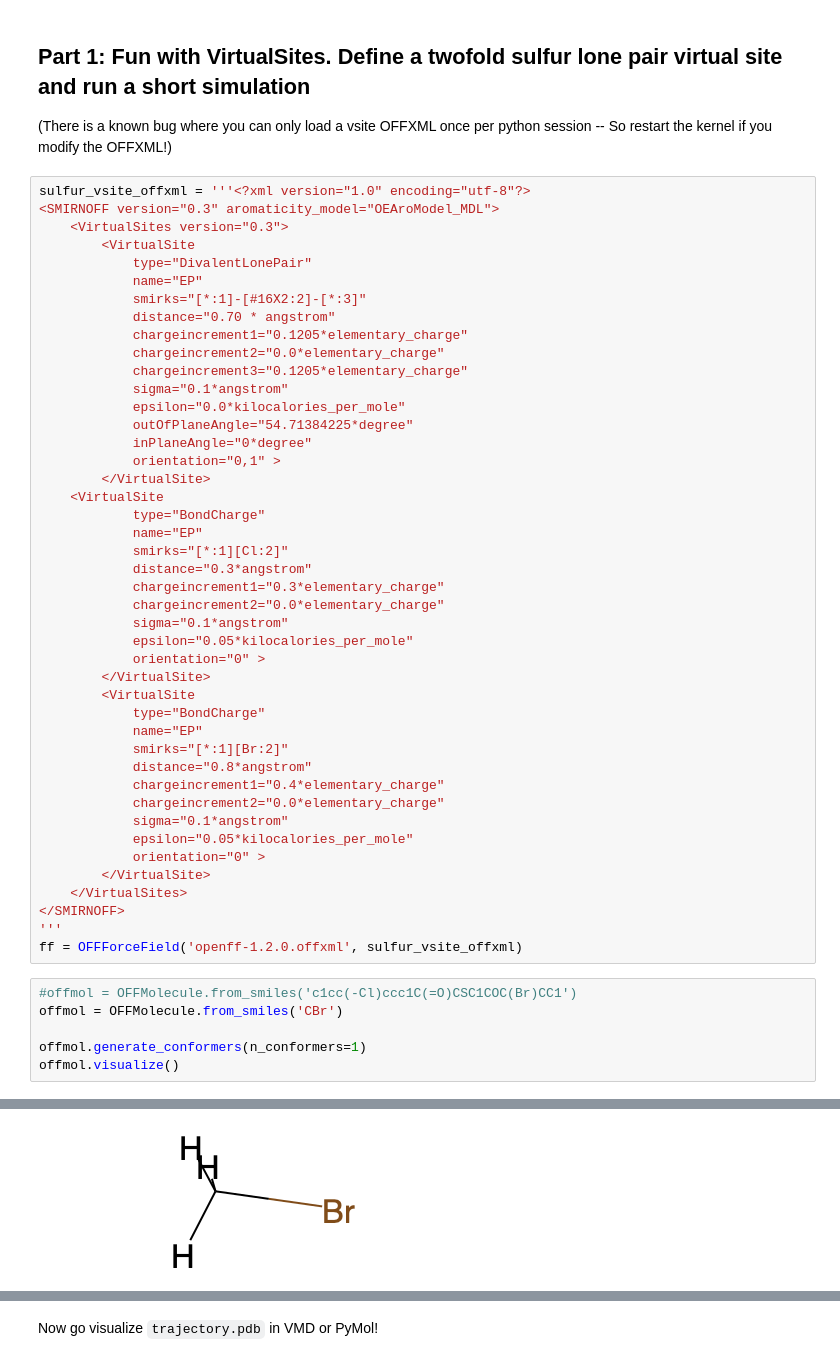
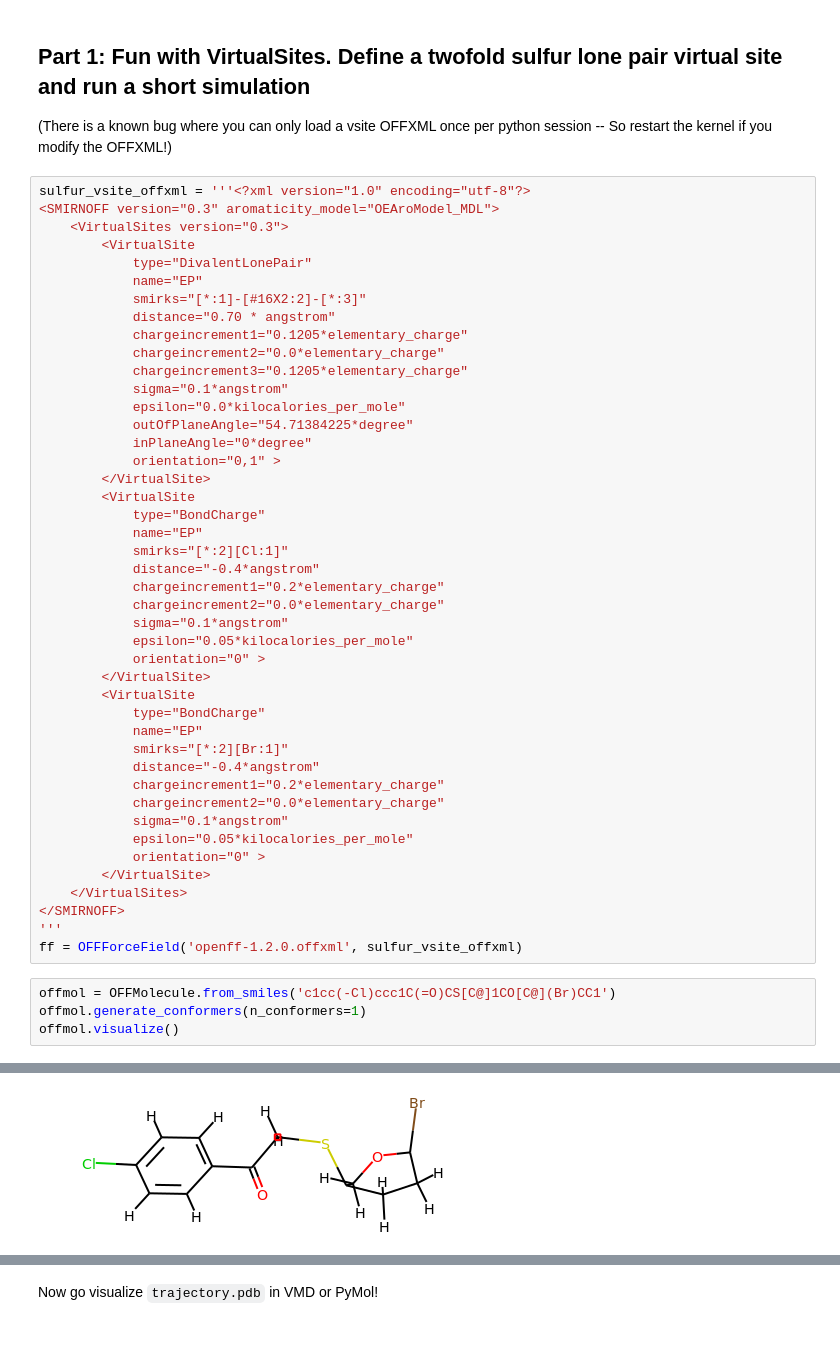
Before and after one commit to openforcefield/openff-toolkit, a Jupyter notebook: examples/virtual_sites/vsite_showcase.ipynb, the cells around one changed output, grey strips where cells are left out. Cells and saved outputs as stored; diff of their text form.

```diff
--- a/examples/virtual_sites/vsite_showcase.ipynb
+++ b/examples/virtual_sites/vsite_showcase.ipynb
@@ -29,36 +30,34 @@ sulfur_vsite_offxml = '''<?xml version="1.0" encoding="utf-8"?>
             inPlaneAngle="0*degree"
             orientation="0,1" >
         </VirtualSite>
-    <VirtualSite
-			type="BondCharge"
-			name="EP"
-			smirks="[*:1][Cl:2]"
-			distance="0.3*angstrom"
-			chargeincrement1="0.3*elementary_charge"
-			chargeincrement2="0.0*elementary_charge"
-			sigma="0.1*angstrom"
-			epsilon="0.05*kilocalories_per_mole"
-			orientation="0" >
-		</VirtualSite>
-    	<VirtualSite
-			type="BondCharge"
-			name="EP"
-			smirks="[*:1][Br:2]"
-			distance="0.8*angstrom"
-			chargeincrement1="0.4*elementary_charge"
-			chargeincrement2="0.0*elementary_charge"
-			sigma="0.1*angstrom"
-			epsilon="0.05*kilocalories_per_mole"
-			orientation="0" >
-		</VirtualSite>
+        <VirtualSite
+            type="BondCharge"
+            name="EP"
+            smirks="[*:2][Cl:1]"
+            distance="-0.4*angstrom"
+            chargeincrement1="0.2*elementary_charge"
+            chargeincrement2="0.0*elementary_charge"
+            sigma="0.1*angstrom"
+            epsilon="0.05*kilocalories_per_mole"
+            orientation="0" >
+        </VirtualSite>
+        <VirtualSite
+            type="BondCharge"
+            name="EP"
+            smirks="[*:2][Br:1]"
+            distance="-0.4*angstrom"
+            chargeincrement1="0.2*elementary_charge"
+            chargeincrement2="0.0*elementary_charge"
+            sigma="0.1*angstrom"
+            epsilon="0.05*kilocalories_per_mole"
+            orientation="0" >
+        </VirtualSite>
     </VirtualSites>
 </SMIRNOFF>
 '''
 ff = OFFForceField('openff-1.2.0.offxml', sulfur_vsite_offxml)
 # %%
-#offmol = OFFMolecule.from_smiles('c1cc(-Cl)ccc1C(=O)CSC1COC(Br)CC1')
-offmol = OFFMolecule.from_smiles('CBr')
-
+offmol = OFFMolecule.from_smiles('c1cc(-Cl)ccc1C(=O)CS[C@]1CO[C@](Br)CC1')
 offmol.generate_conformers(n_conformers=1)
 offmol.visualize()
 # %% [output]
@@ -65,4 +65,4 @@ offmol.visualize()
-[figure, old version]
+[figure, new version]
 # %%
 # Make the OpenMM system and grab the resulting Topology (with VSites added)
 
```
Also changed, not shown: parts of 10 cells of this notebook, 3 other files.
